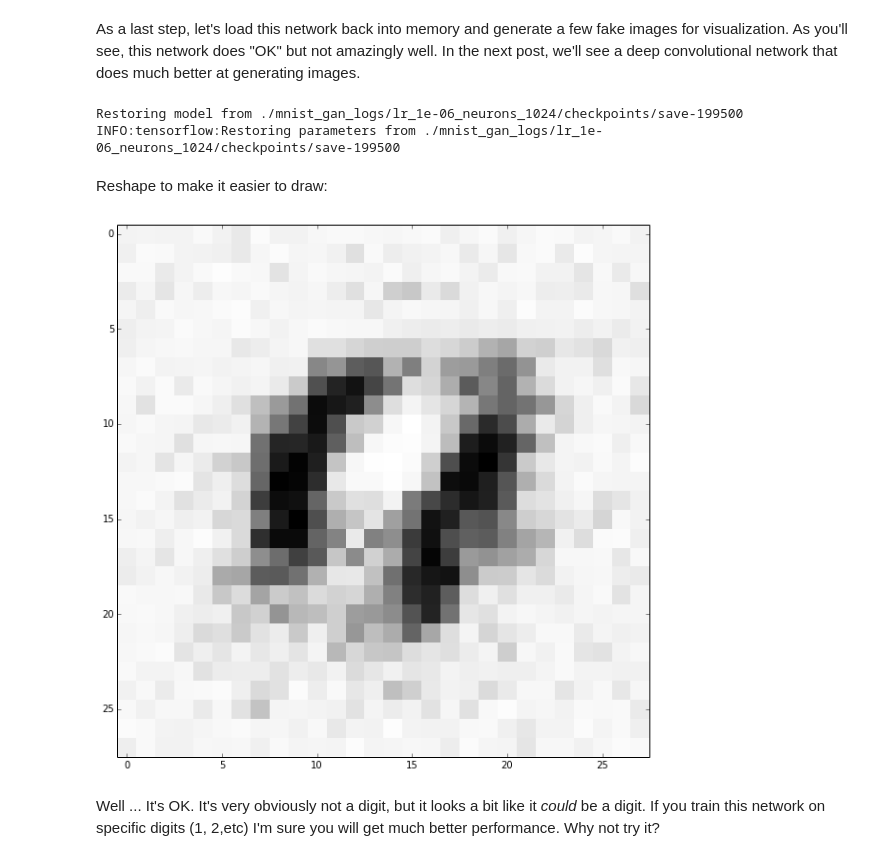
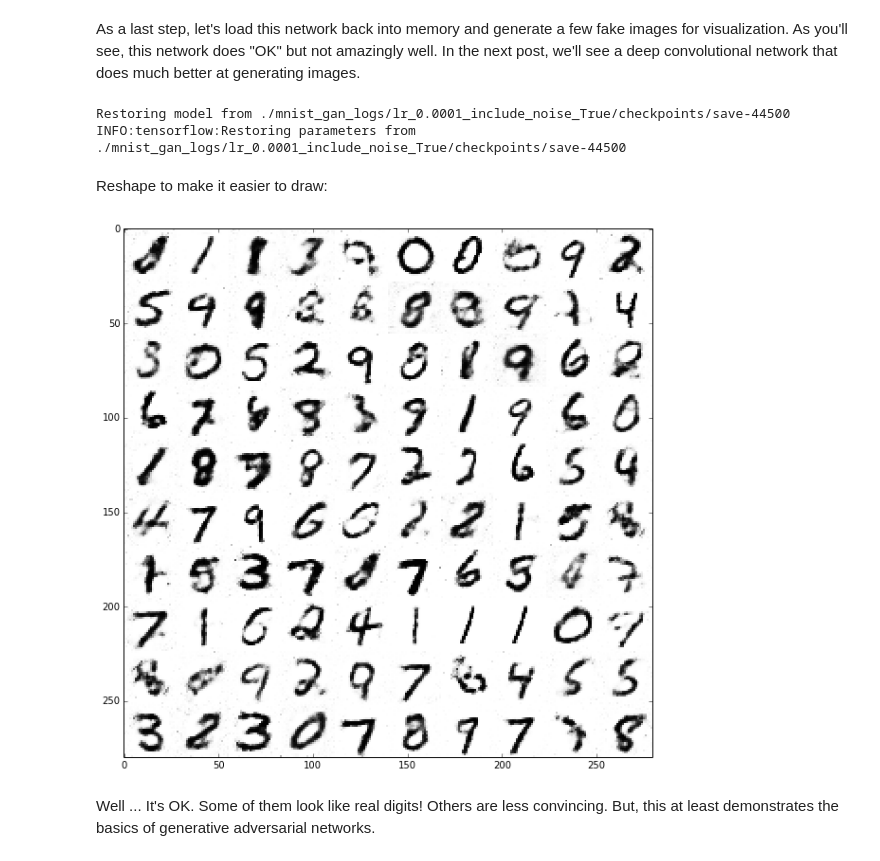
Before and after one commit to DeepLearnPhysics/DCGAN, a Jupyter notebook: MNIST GAN Tutorial.ipynb, the cells around one changed output. Cells and saved outputs as stored; diff of their text form; code cells hidden in the pictures.

Commit message:
Update basic tutorial, now it's working.

```diff
--- a/MNIST GAN Tutorial.ipynb
+++ b/MNIST GAN Tutorial.ipynb
@@ -213,7 +211,7 @@ We also need to be able to run the discriminator on the fake images, so set that
 # %%
 with tf.device(default_device):
     with g.as_default():
-        fake_image_logits = build_discriminator(fake_images, reuse=True, reg=0.2)
+        fake_image_logits = build_discriminator(fake_images, reuse=True, is_training=TRAINING, dropout_rate=0.3, reg=0.2)
 # %% [markdown]
 ### Loss functions
 # %% [markdown]
@@ -224,24 +222,20 @@ with tf.device(default_device):
     with g.as_default():
         with tf.name_scope("cross_entropy") as scope:
 
-            #Discriminator loss on real images (classify as 1):
-            d_loss_real = tf.reduce_mean(tf.nn.sigmoid_cross_entropy_with_logits(logits=real_image_logits,
-                labels = tf.ones_like(real_image_logits)))
-            #Discriminator loss on fake images (classify as 0):
-            d_loss_fake = tf.reduce_mean(tf.nn.sigmoid_cross_entropy_with_logits(logits=fake_image_logits,
-                labels = tf.zeros_like(fake_image_logits)))
+            # Be careful with the loss functions.  The sigmoid activation is already applied as the
+            # last step of the discriminator network above.  If you want to use something like
+            # tf.nn.sigmoid_cross_entropy_with_loss, it *will not train* because it applies
+            # a sigmoid a second time.
+            d_loss_total = -tf.reduce_mean(tf.log(real_image_logits) + tf.log(1. - fake_image_logits))
 
-            # Total discriminator loss is the sum:
-            d_loss_total = d_loss_real + d_loss_fake
 
             # This is the adverserial step: g_loss tries to optimize fake_logits to one,
             # While d_loss_fake tries to optimize fake_logits to zero.
-            g_loss = tf.reduce_mean(tf.nn.sigmoid_cross_entropy_with_logits(logits=fake_image_logits,
-                labels = tf.ones_like(fake_image_logits)))
+            g_loss = -tf.reduce_mean(tf.log(fake_image_logits))
 
             # This code is useful if you'll use tensorboard to monitor training:
-            d_loss_summary = tf.summary.scalar("Discriminator_Real_Loss", d_loss_real)
-            d_loss_summary = tf.summary.scalar("Discriminator_Fake_Loss", d_loss_fake)
+#             d_loss_summary = tf.summary.scalar("Discriminator_Real_Loss", d_loss_real)
+#             d_loss_summary = tf.summary.scalar("Discriminator_Fake_Loss", d_loss_fake)
             d_loss_summary = tf.summary.scalar("Discriminator_Total_Loss", d_loss_total)
             d_loss_summary = tf.summary.scalar("Generator_Loss", g_loss)
 # %% [markdown]
@@ -422,24 +421,31 @@ with tf.device(default_device):
 
         # We only need to make fake data and run it through the 'fake_images' tensor to see the output:
 
-        fake_input = numpy.random.uniform(-1, 1, (int(BATCH_SIZE*0.5), 10*10))
-
+        fake_input = numpy.random.uniform(-1, 1, (BATCH_SIZE, 10*10))
+        fake_noise_addition = numpy.zeros((BATCH_SIZE, 28*28))
         [generated_images] = sess.run(
                 [fake_images],
-                feed_dict = {noise_tensor: fake_input})
+                feed_dict = {noise_tensor: fake_input,
+                             fake_noise: fake_noise_addition})
 # %% [output]
-Restoring model from ./mnist_gan_logs/lr_1e-06_neurons_1024/checkpoints/save-199500
-INFO:tensorflow:Restoring parameters from ./mnist_gan_logs/lr_1e-06_neurons_1024/checkpoints/save-199500
+Restoring model from ./mnist_gan_logs/lr_0.0001_include_noise_True/checkpoints/save-44500
+INFO:tensorflow:Restoring parameters from ./mnist_gan_logs/lr_0.0001_include_noise_True/checkpoints/save-44500
 # %% [markdown]
 Reshape to make it easier to draw:
 # %%
-generate_images = numpy.reshape(generated_images, (-1, 28, 28))
+generated_images = numpy.reshape(generated_images, (-1, 28, 28))
-# %%
-index = numpy.random.randint(5)
-fig = plt.figure(figsize=(10,10))
-plt.imshow(generate_images[index], cmap="Greys", interpolation="none")
-plt.show()
-# %% [output]
-[figure, removed]
-# %% [markdown]
-Well ... It's OK.  It's very obviously not a digit, but it looks a bit like it *could* be a digit.  If you train this network on specific digits (1, 2,etc) I'm sure you will get much better performance.  Why not try it?
+# %%
+# Tile together lots of digits to see how the network is doing:
+final_image = numpy.zeros((280, 280))
+for i in range(10):
+    for j in range(10):
+        index = numpy.random.randint(BATCH_SIZE)
+        final_image[i*28:(i+1)*28, j*28:(j+1)*28] = generated_images[index].reshape(28, 28)
+
+fig = plt.figure(figsize=(10,10))
+plt.imshow(final_image, cmap="Greys", interpolation="none")
+plt.show()
+# %% [output]
+[figure, added]
+# %% [markdown]
+Well ... It's OK.  Some of them look like real digits!  Others are less convincing.  But, this at least demonstrates the basics of generative adversarial networks.
```
Also changed, not shown: parts of 12 cells of this notebook.
